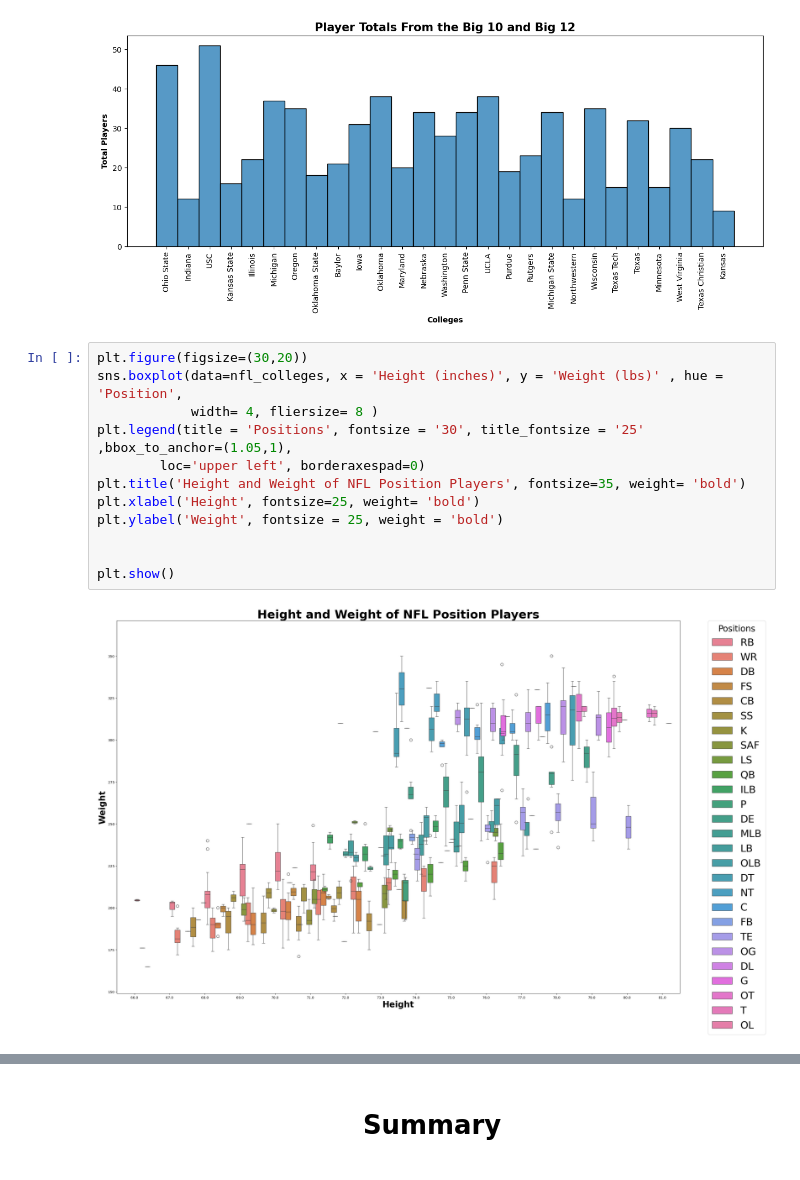
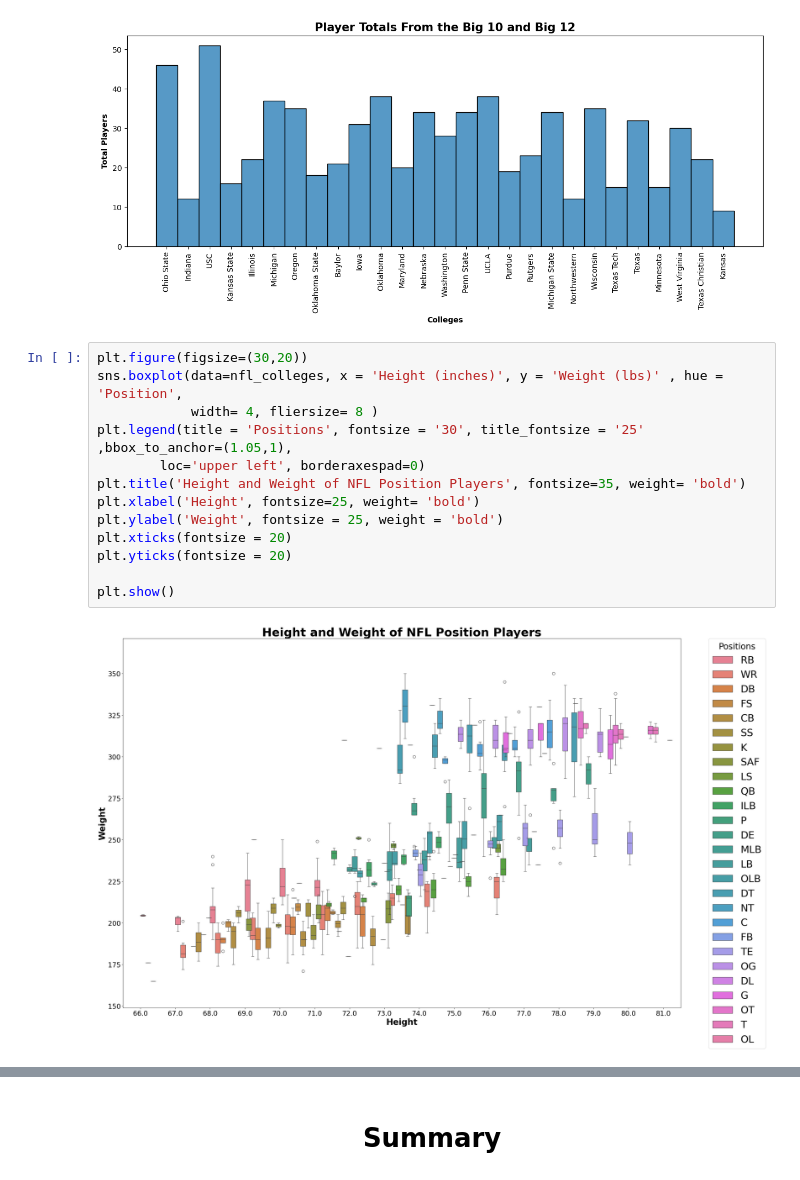
Before and after one commit to MWPerrineJr/Predictive-Analytics, a Jupyter notebook: nfl data.ipynb, the cells around one changed output, grey strips where cells are left out. Cells and saved outputs as stored; diff of their text form.

```diff
--- a/nfl data.ipynb
+++ b/nfl data.ipynb
@@ -154,14 +154,15 @@ plt.show()
 # %%
 plt.figure(figsize=(30,20))
 sns.boxplot(data=nfl_colleges, x = 'Height (inches)', y = 'Weight (lbs)' , hue = 'Position',
             width= 4, fliersize= 8 )
 plt.legend(title = 'Positions', fontsize = '30', title_fontsize = '25' ,bbox_to_anchor=(1.05,1),
         loc='upper left', borderaxespad=0)
 plt.title('Height and Weight of NFL Position Players', fontsize=35, weight= 'bold')
 plt.xlabel('Height', fontsize=25, weight= 'bold')
 plt.ylabel('Weight', fontsize = 25, weight = 'bold')
-
+plt.xticks(fontsize = 20)
+plt.yticks(fontsize = 20)
 
 plt.show()
 # %% [output]
-[figure, old version]
+[figure, new version]
```
Also changed, not shown: parts of 3 cells of this notebook.
